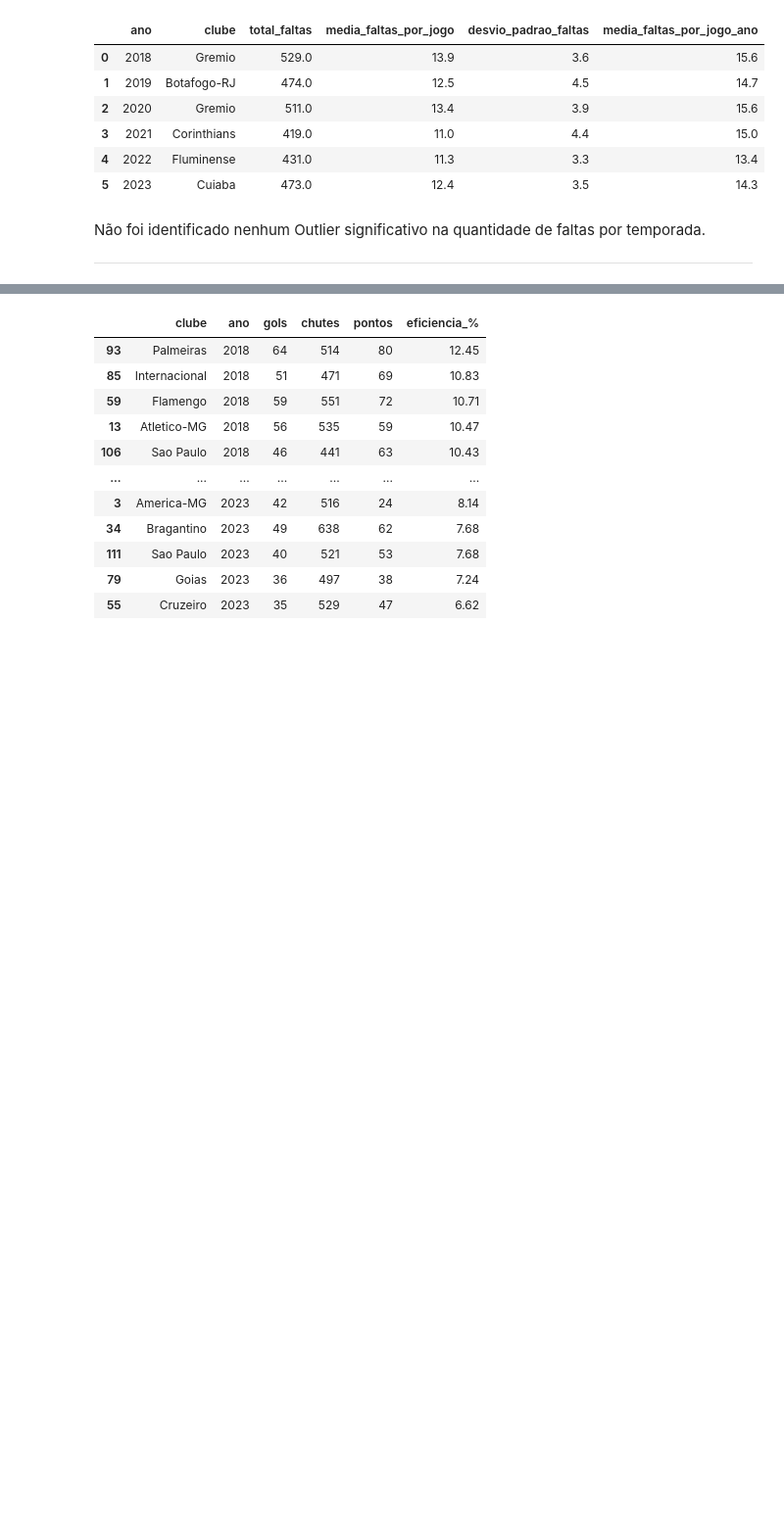
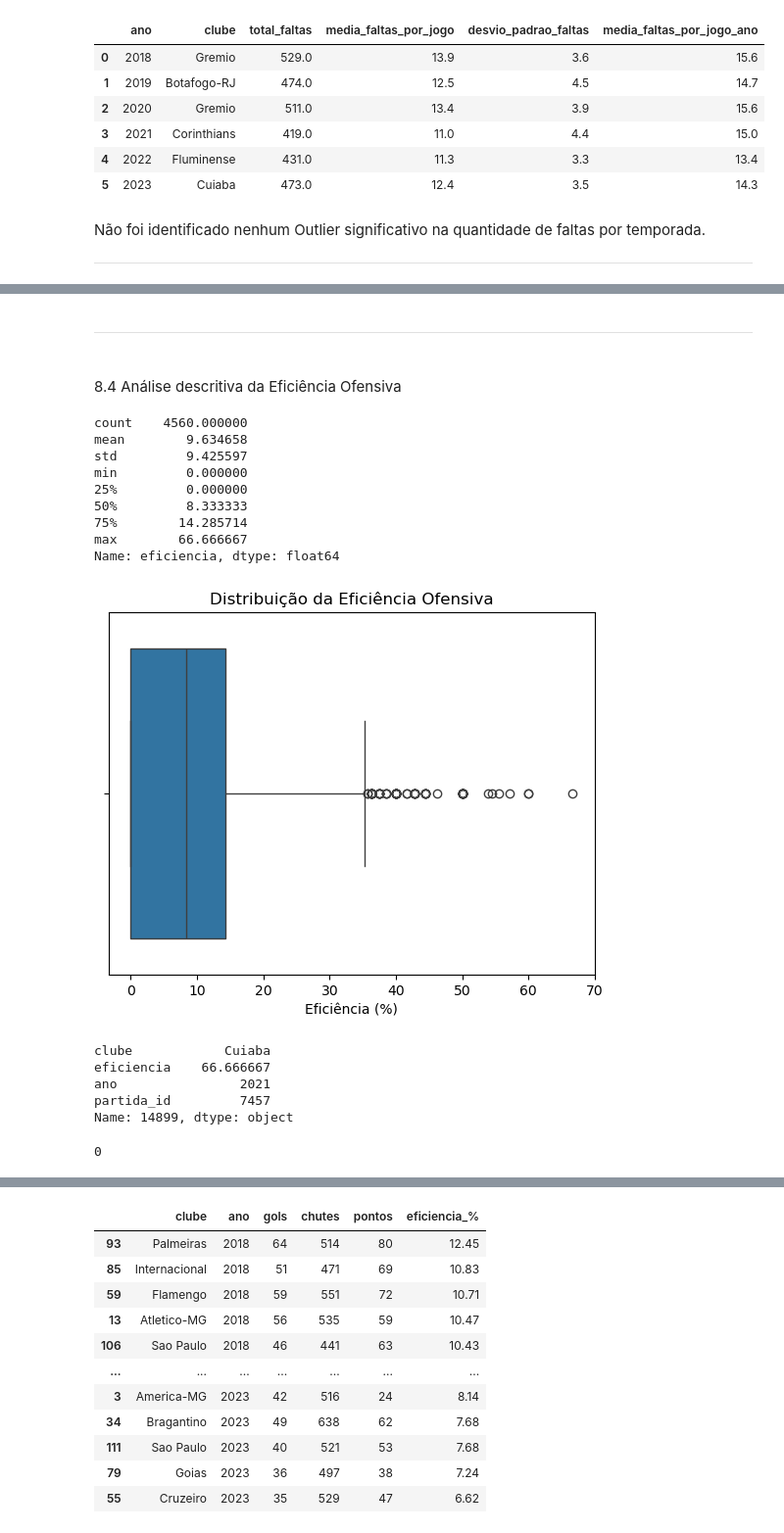
Before and after one commit to CharleneSantos/Caixaverso-FC5, a Jupyter notebook: notebooks/analises.ipynb, the cells around one changed output, grey strips where cells are left out. Shown at 98% size. Drawn from its saved outputs; the diff is of its cells as text; code cells hidden in the pictures; blank space fills up the shorter version.

```diff
--- a/notebooks/analises.ipynb
+++ b/notebooks/analises.ipynb
@@ -787,0 +828,3 @@ display(df_limpo)
+# %%
+df_limpo = pd.read_parquet(r"..\arquivos\df_limpo.parquet")
+display(df_limpo)
@@ -838,0 +889,32 @@ Name: eficiencia, dtype: float64
+# %% [markdown]
+<hr>
+<br>
+8.4
+Análise descritiva da Eficiência Ofensiva
+# %%
+print(df_eficiencia['eficiencia'].describe())
+
+sns.boxplot(x=df_eficiencia['eficiencia'])
+plt.title("Distribuição da Eficiência Ofensiva")
+plt.xlabel("Eficiência (%)")
+plt.show()
+
+print(df_eficiencia.loc[df_eficiencia['eficiencia'].idxmax(), ['clube', 'eficiencia', 'ano', 'partida_id']])
+df_eficiencia[df_eficiencia['chutes'] == 0][['clube', 'ano', 'chutes']].shape[0]
+# %% [output]
+count    4560.000000
+mean        9.634658
+std         9.425597
+min         0.000000
+25%         0.000000
+50%         8.333333
+75%        14.285714
+max        66.666667
+Name: eficiencia, dtype: float64
+[figure, added]
+clube            Cuiaba
+eficiencia    66.666667
+ano                2021
+partida_id         7457
+Name: 14899, dtype: object
+0
```
Also changed, not shown: parts of 110 cells of this notebook, 1 other file.
